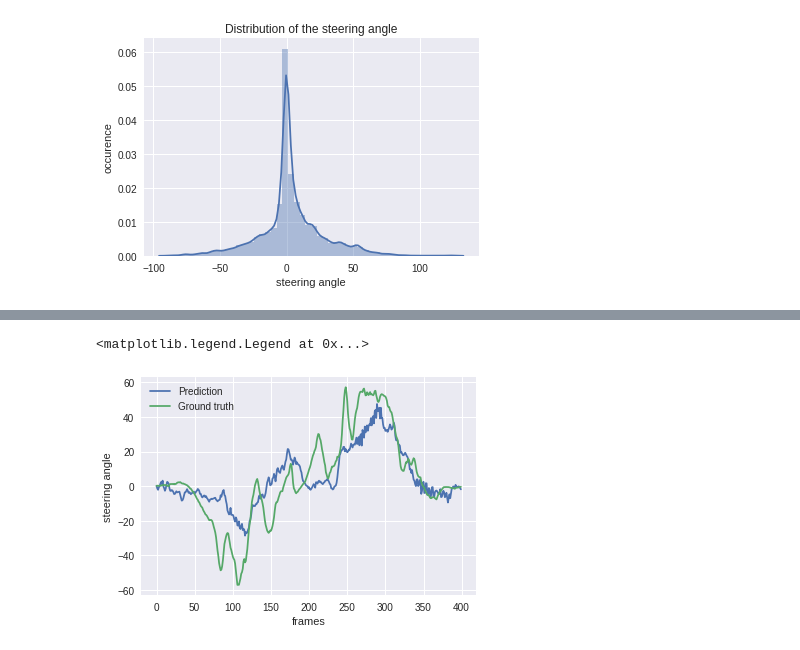
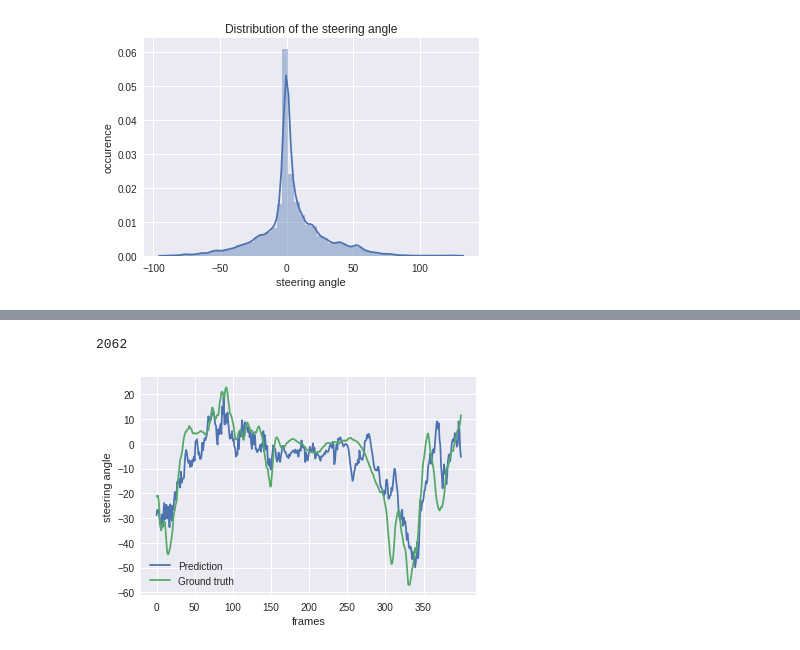
Before and after one commit to ffabi/AssettoCorsaSelfDriving, a Jupyter notebook: AssettoCorsaSelfDriving_3_0.ipynb, the cells around one changed output, grey strips where cells are left out. Cells and saved outputs as stored; diff of their text form; code cells hidden in the pictures.

```diff
--- a/AssettoCorsaSelfDriving_3_0.ipynb
+++ b/AssettoCorsaSelfDriving_3_0.ipynb
@@ -392,27 +407,22 @@ Test loss:  0.00563967401866218
 # %%
-dataset = np.load("dataset/serialized/dataset.npy")
+test_dataset = np.load("dataset/serialized/dataset.npy")
 
-for i in range(200, 300):
-    img = np.array(cv2.imread("dataset/resized_frames/frame_" + str(i) + ".png", cv2.IMREAD_COLOR)255.0, copy=False, ndmin=4)
-    print(i, " prediction: ", scaler.inverse_transform(model.predict(img))[0][0], " ground truth: ", dataset["data"][i])
+nb_predictions = 400
+start = random.randint(1,len(test_dataset) - 401)
+print(start)
+predictions = []
+
+for i in range(start, start+nb_predictions):
+    img = np.array(img_to_array(load_img('dataset/resized_frames/frame_' + str(i) + '.png'))/255.0, copy=False, ndmin=4)
+    predictions.append(scaler.inverse_transform(model.predict(img))[0][0])
+
+plt.xlabel('frames')
+plt.ylabel('steering angle')
+plt.plot(predictions)
+plt.plot(test_dataset["data"][start:start+nb_predictions])
+plt.legend(['Prediction', 'Ground truth'])
+plt.xticks(np.arange(0, nb_predictions, 50))
+plt.show()
+# %% [output]
+2062
+[figure, added]
-# %%
-dataset = np.load("dataset/serialized/dataset.npy")
-
-nb_predictions = 400
-start = random.randint(0,len(dataset) - 401)
-
-predictions = []
-
-for i in range(start, start+nb_predictions):
-    img = np.array(img_to_array(load_img('dataset/resized_frames/frame_' + str(i) + '.png'))/255.0, copy=False, ndmin=4)
-    predictions.append(scaler.inverse_transform(model.predict(img))[0][0])
-
-plt.figure()
-plt.xlabel('frames')
-plt.ylabel('steering angle')
-plt.plot(predictions)
-plt.plot(dataset["data"][start:start+nb_predictions])
-plt.legend(['Prediction', 'Ground truth'])
-# %% [output]
-<matplotlib.legend.Legend at 0x...>
-[figure, removed]
```
Also changed, not shown: parts of 13 cells of this notebook.
